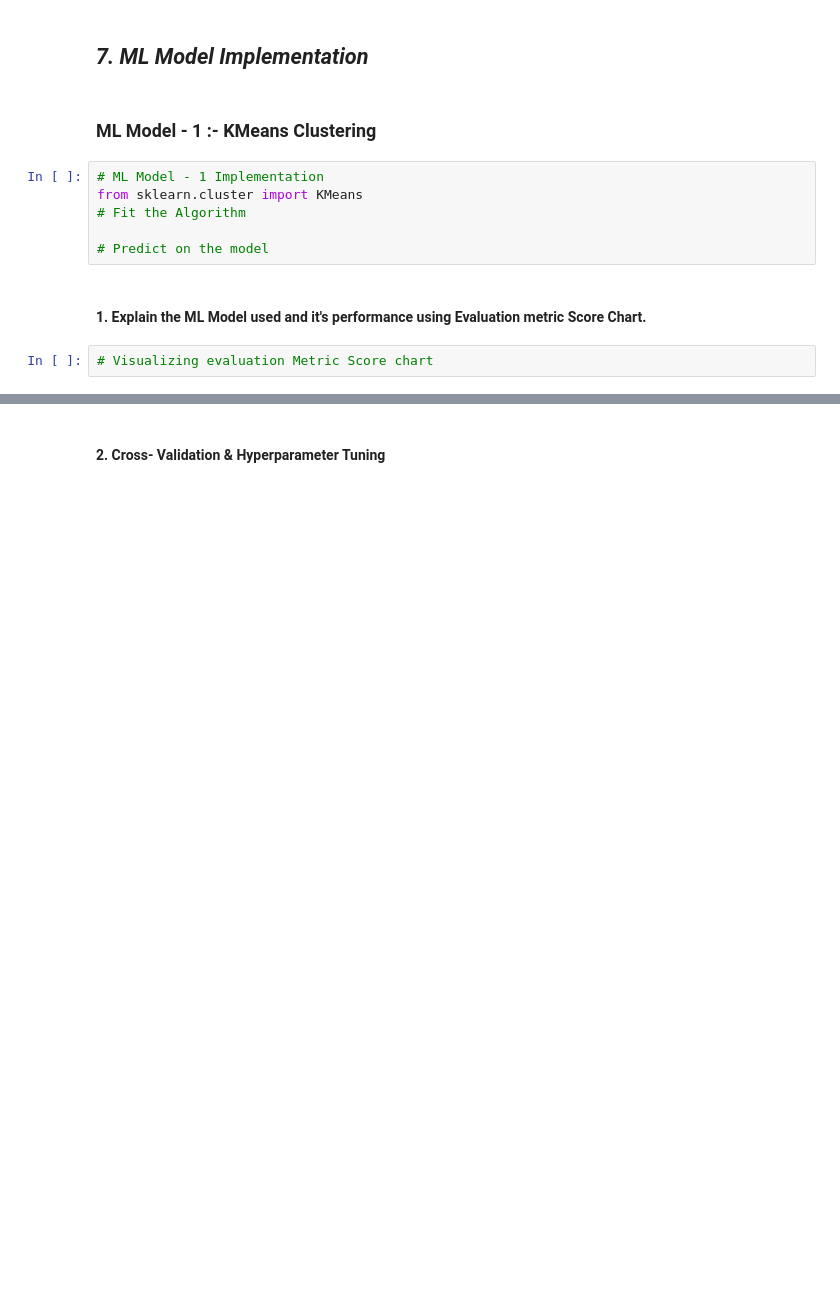
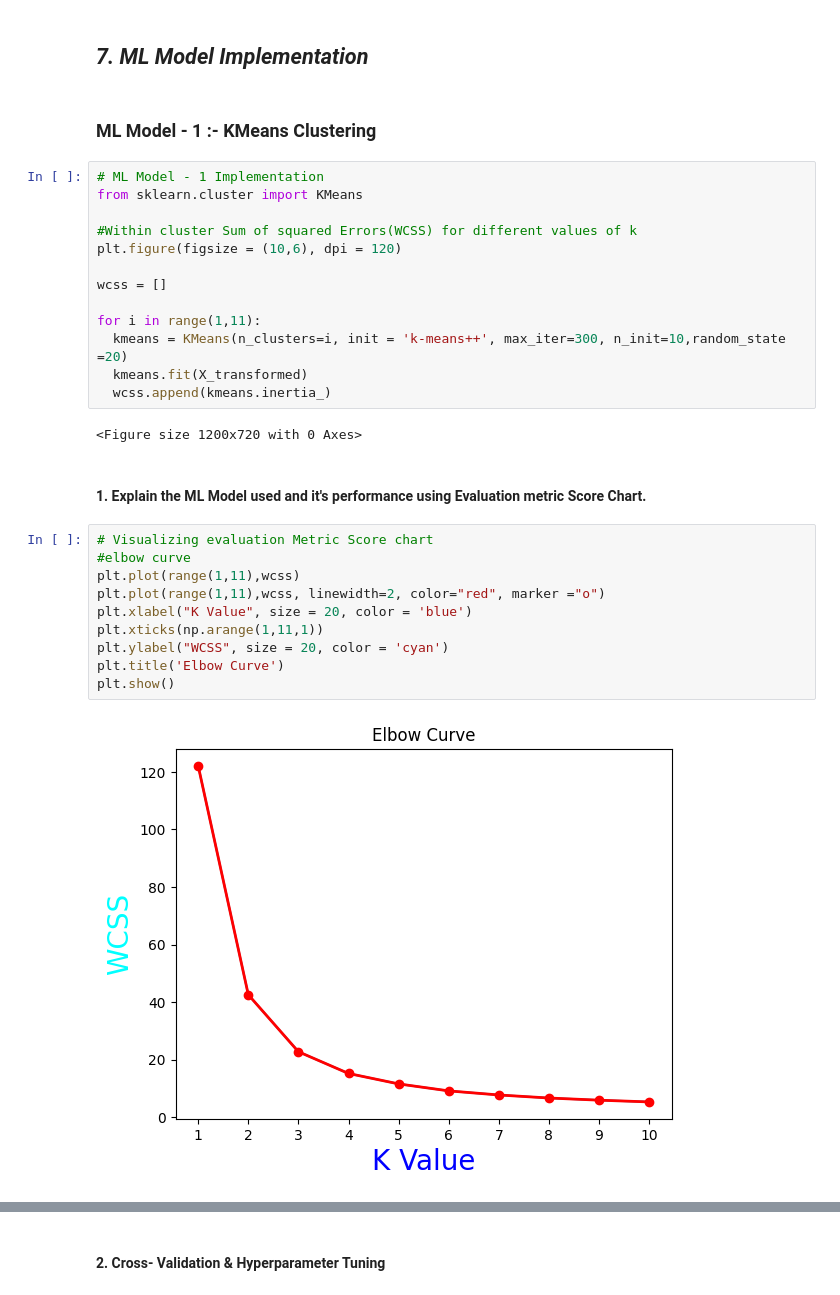
Before and after one commit to sanidhya1996/Unsupervised-ML., a Jupyter notebook: NETFLIX_MOVIES_AND_TV_SHOWS_CLUSTERING.ipynb, the cells around one changed output, grey strips where cells are left out. Saved outputs shown, nothing was run; the diff lists cells and outputs as text; blank space fills up the shorter version.

```diff
--- a/NETFLIX_MOVIES_AND_TV_SHOWS_CLUSTERING.ipynb
+++ b/NETFLIX_MOVIES_AND_TV_SHOWS_CLUSTERING.ipynb
@@ -1586,13 +1583,32 @@ Answer Here.
 ## ***7. ML Model Implementation***
 # %% [markdown]
 ### ML Model - 1 :- KMeans Clustering
-# %%
-# ML Model - 1 Implementation
-from sklearn.cluster import KMeans
-# Fit the Algorithm
-
-# Predict on the model
+# %%
+# ML Model - 1 Implementation
+from sklearn.cluster import KMeans
+
+#Within cluster Sum of squared Errors(WCSS) for different values of k
+plt.figure(figsize = (10,6), dpi = 120)
+
+wcss = []
+
+for i in range(1,11):
+  kmeans = KMeans(n_clusters=i, init = 'k-means++', max_iter=300, n_init=10,random_state =20)
+  kmeans.fit(X_transformed)
+  wcss.append(kmeans.inertia_)
+# %% [output]
+<Figure size 1200x720 with 0 Axes>
 # %% [markdown]
 #### 1. Explain the ML Model used and it's performance using Evaluation metric Score Chart.
-# %%
-# Visualizing evaluation Metric Score chart
+# %%
+# Visualizing evaluation Metric Score chart
+#elbow curve
+plt.plot(range(1,11),wcss)
+plt.plot(range(1,11),wcss, linewidth=2, color="red", marker ="o")
+plt.xlabel("K Value", size = 20, color = 'blue')
+plt.xticks(np.arange(1,11,1))
+plt.ylabel("WCSS", size = 20, color = 'cyan')
+plt.title('Elbow Curve')
+plt.show()
+# %% [output]
+[figure, added]
```
Also changed, not shown: parts of 24 cells of this notebook.
